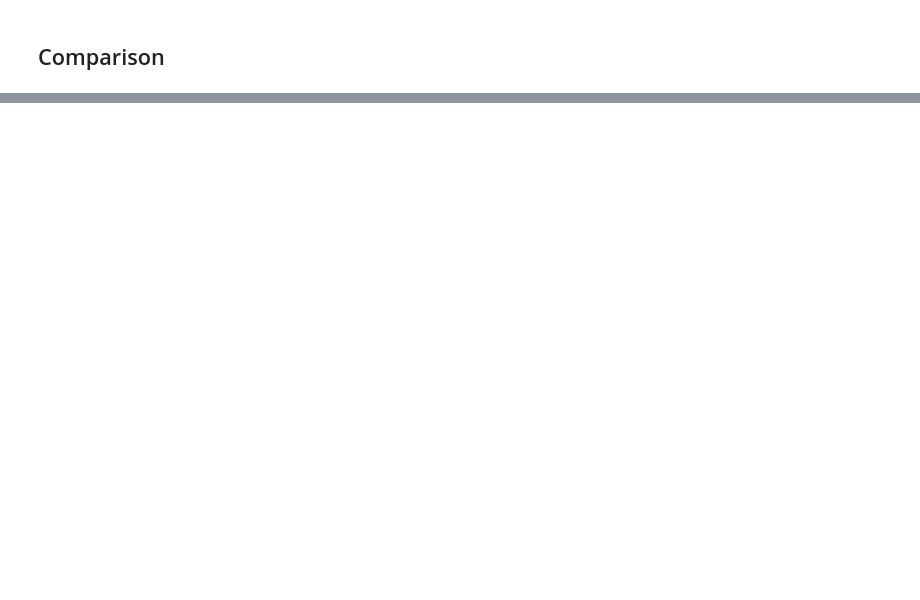
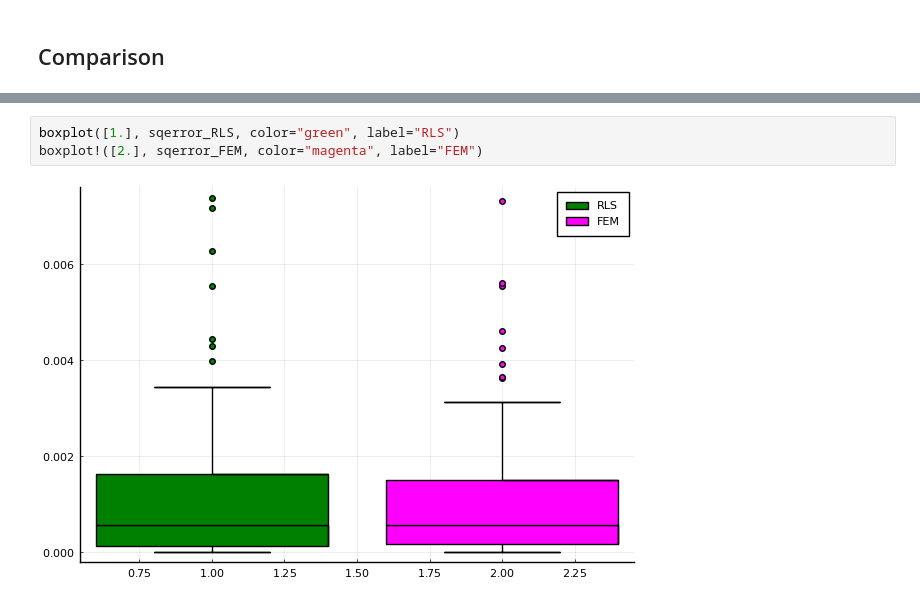
Before and after one commit to biaslab/nsi-silverbox, a Jupyter notebook: experiments-verification/experiment-NARMAX.ipynb, the cells around one changed output, grey strips where cells are left out. Cells and saved outputs as stored; diff of their text form; blank space fills up the shorter version.

Commit message:
Added plot to NARMAX script

```diff
--- a/experiments-verification/experiment-NARMAX.ipynb
+++ b/experiments-verification/experiment-NARMAX.ipynb
@@ -377,0 +383,5 @@ scatter!(ts:T,
+# %%
+boxplot([1.], sqerror_RLS, color="green", label="RLS")
+boxplot!([2.], sqerror_FEM, color="magenta", label="FEM")
+# %% [output]
+[figure, added]
```
Also changed, not shown: parts of 16 cells of this notebook.
